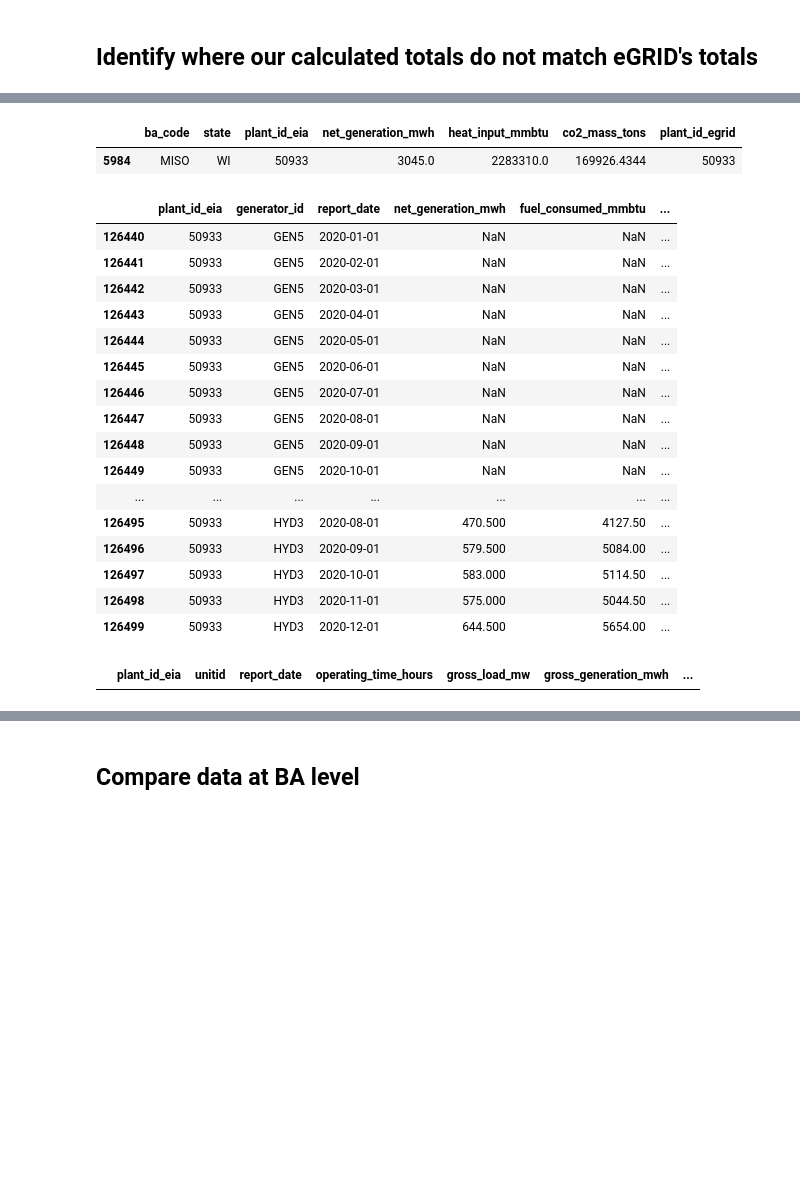
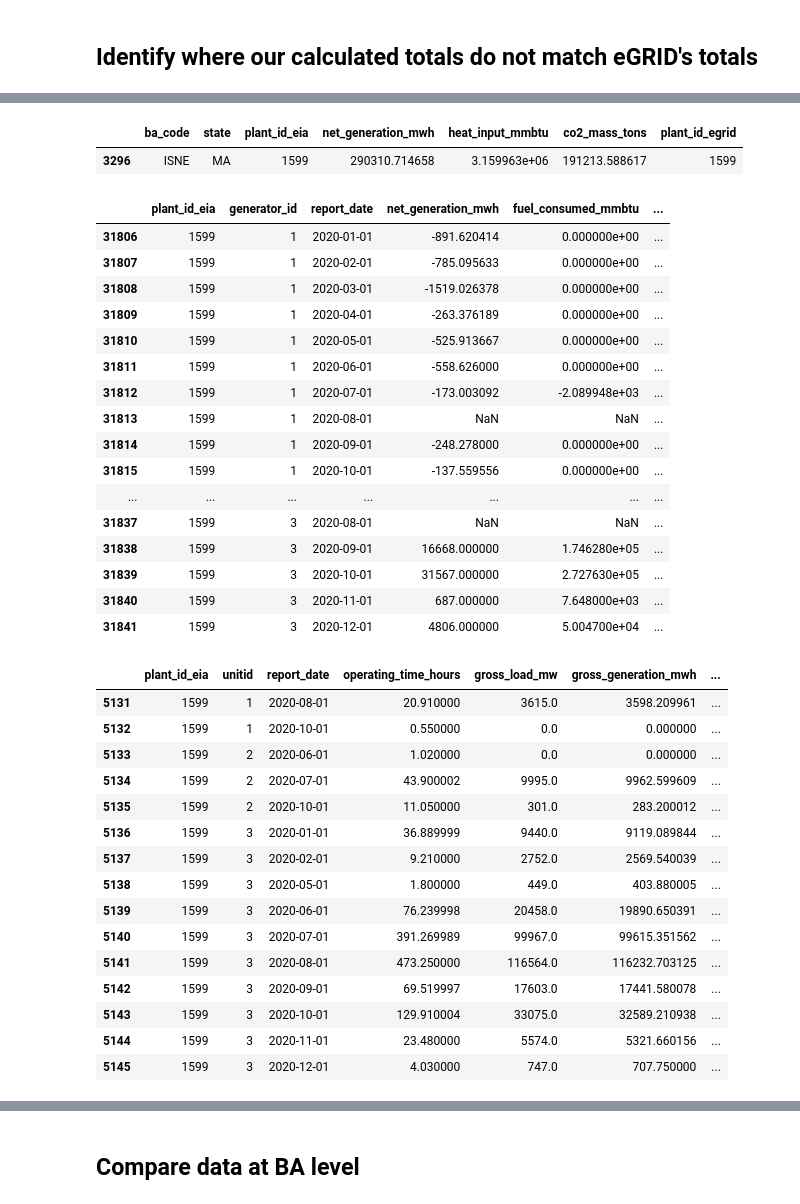
Before and after one commit to singularity-energy/open-grid-emissions, a Jupyter notebook: notebooks/data_pipeline.ipynb, the cells around one changed output, grey strips where cells are left out. Drawn from its saved outputs; the diff is of its cells as text; code cells hidden in the pictures; blank space fills up the shorter version.

```diff
--- a/notebooks/data_pipeline.ipynb
+++ b/notebooks/data_pipeline.ipynb
@@ -614,32 +667,47 @@ egrid_plant[egrid_plant['plant_id_eia'] == 50933]
 # %%
-plant_annual_total[plant_annual_total['plant_id_eia'] == 50933]
+plant_annual_total[plant_annual_total['plant_id_eia'] == 1599]
 # %% [output]
 |  | ba_code | state | plant_id_eia | net_generation_mwh | heat_input_mmbtu | co2_mass_tons | plant_id_egrid |
-| 5984 | MISO | WI | 50933 | 3045.0 | 2283310.0 | 169926.4344 | 50933 |
+| 3296 | ISNE | MA | 1599 | 290310.714658 | 3.159963e+06 | 191213.588617 | 1599 |
 # %%
-gen_fuel_allocated[gen_fuel_allocated['plant_id_eia'] == 50933]
+gen_fuel_allocated[gen_fuel_allocated['plant_id_eia'] == 1599]
 # %% [output]
 |  | plant_id_eia | generator_id | report_date | net_generation_mwh | fuel_consumed_mmbtu | ... |
-| 126440 | 50933 | GEN5 | 2020-01-01 | NaN | NaN | ... |
-| 126441 | 50933 | GEN5 | 2020-02-01 | NaN | NaN | ... |
-| 126442 | 50933 | GEN5 | 2020-03-01 | NaN | NaN | ... |
-| 126443 | 50933 | GEN5 | 2020-04-01 | NaN | NaN | ... |
-| 126444 | 50933 | GEN5 | 2020-05-01 | NaN | NaN | ... |
-| 126445 | 50933 | GEN5 | 2020-06-01 | NaN | NaN | ... |
-| 126446 | 50933 | GEN5 | 2020-07-01 | NaN | NaN | ... |
-| 126447 | 50933 | GEN5 | 2020-08-01 | NaN | NaN | ... |
-| 126448 | 50933 | GEN5 | 2020-09-01 | NaN | NaN | ... |
-| 126449 | 50933 | GEN5 | 2020-10-01 | NaN | NaN | ... |
+| 31806 | 1599 | 1 | 2020-01-01 | -891.620414 | 0.000000e+00 | ... |
+| 31807 | 1599 | 1 | 2020-02-01 | -785.095633 | 0.000000e+00 | ... |
+| 31808 | 1599 | 1 | 2020-03-01 | -1519.026378 | 0.000000e+00 | ... |
+| 31809 | 1599 | 1 | 2020-04-01 | -263.376189 | 0.000000e+00 | ... |
+| 31810 | 1599 | 1 | 2020-05-01 | -525.913667 | 0.000000e+00 | ... |
+| 31811 | 1599 | 1 | 2020-06-01 | -558.626000 | 0.000000e+00 | ... |
+| 31812 | 1599 | 1 | 2020-07-01 | -173.003092 | -2.089948e+03 | ... |
+| 31813 | 1599 | 1 | 2020-08-01 | NaN | NaN | ... |
+| 31814 | 1599 | 1 | 2020-09-01 | -248.278000 | 0.000000e+00 | ... |
+| 31815 | 1599 | 1 | 2020-10-01 | -137.559556 | 0.000000e+00 | ... |
 | ... | ... | ... | ... | ... | ... | ... |
-| 126495 | 50933 | HYD3 | 2020-08-01 | 470.500 | 4127.50 | ... |
-| 126496 | 50933 | HYD3 | 2020-09-01 | 579.500 | 5084.00 | ... |
-| 126497 | 50933 | HYD3 | 2020-10-01 | 583.000 | 5114.50 | ... |
-| 126498 | 50933 | HYD3 | 2020-11-01 | 575.000 | 5044.50 | ... |
-| 126499 | 50933 | HYD3 | 2020-12-01 | 644.500 | 5654.00 | ... |
+| 31837 | 1599 | 3 | 2020-08-01 | NaN | NaN | ... |
+| 31838 | 1599 | 3 | 2020-09-01 | 16668.000000 | 1.746280e+05 | ... |
+| 31839 | 1599 | 3 | 2020-10-01 | 31567.000000 | 2.727630e+05 | ... |
+| 31840 | 1599 | 3 | 2020-11-01 | 687.000000 | 7.648000e+03 | ... |
+| 31841 | 1599 | 3 | 2020-12-01 | 4806.000000 | 5.004700e+04 | ... |
 # %%
 cems_unit_monthly = cems.groupby(['plant_id_eia','unitid','report_date']).sum().reset_index()
 # %%
-cems_unit_monthly[cems_unit_monthly['plant_id_eia'] == 50933]
+cems_unit_monthly[cems_unit_monthly['plant_id_eia'] == 1599]
 # %% [output]
 |  | plant_id_eia | unitid | report_date | operating_time_hours | gross_load_mw | gross_generation_mwh | ... |
+| 5131 | 1599 | 1 | 2020-08-01 | 20.910000 | 3615.0 | 3598.209961 | ... |
+| 5132 | 1599 | 1 | 2020-10-01 | 0.550000 | 0.0 | 0.000000 | ... |
+| 5133 | 1599 | 2 | 2020-06-01 | 1.020000 | 0.0 | 0.000000 | ... |
+| 5134 | 1599 | 2 | 2020-07-01 | 43.900002 | 9995.0 | 9962.599609 | ... |
+| 5135 | 1599 | 2 | 2020-10-01 | 11.050000 | 301.0 | 283.200012 | ... |
+| 5136 | 1599 | 3 | 2020-01-01 | 36.889999 | 9440.0 | 9119.089844 | ... |
+| 5137 | 1599 | 3 | 2020-02-01 | 9.210000 | 2752.0 | 2569.540039 | ... |
+| 5138 | 1599 | 3 | 2020-05-01 | 1.800000 | 449.0 | 403.880005 | ... |
+| 5139 | 1599 | 3 | 2020-06-01 | 76.239998 | 20458.0 | 19890.650391 | ... |
+| 5140 | 1599 | 3 | 2020-07-01 | 391.269989 | 99967.0 | 99615.351562 | ... |
+| 5141 | 1599 | 3 | 2020-08-01 | 473.250000 | 116564.0 | 116232.703125 | ... |
+| 5142 | 1599 | 3 | 2020-09-01 | 69.519997 | 17603.0 | 17441.580078 | ... |
+| 5143 | 1599 | 3 | 2020-10-01 | 129.910004 | 33075.0 | 32589.210938 | ... |
+| 5144 | 1599 | 3 | 2020-11-01 | 23.480000 | 5574.0 | 5321.660156 | ... |
+| 5145 | 1599 | 3 | 2020-12-01 | 4.030000 | 747.0 | 707.750000 | ... |
 # %%
```
Also changed, not shown: parts of 29 cells of this notebook, 5 other files.
